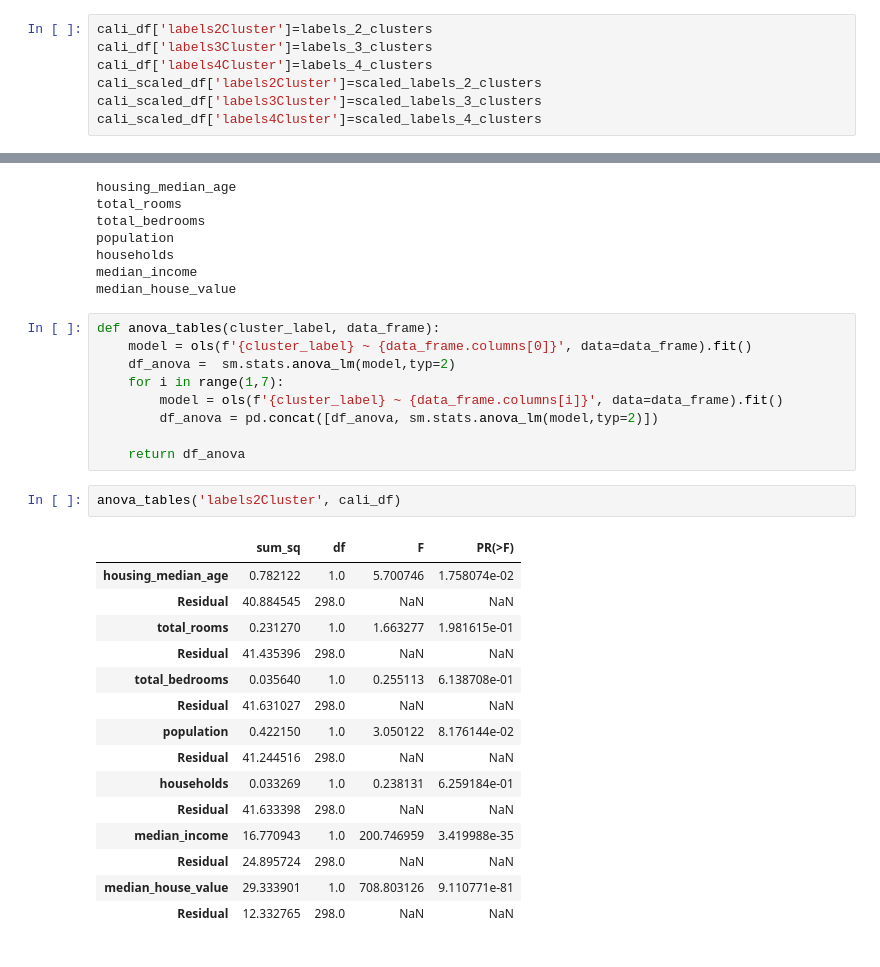
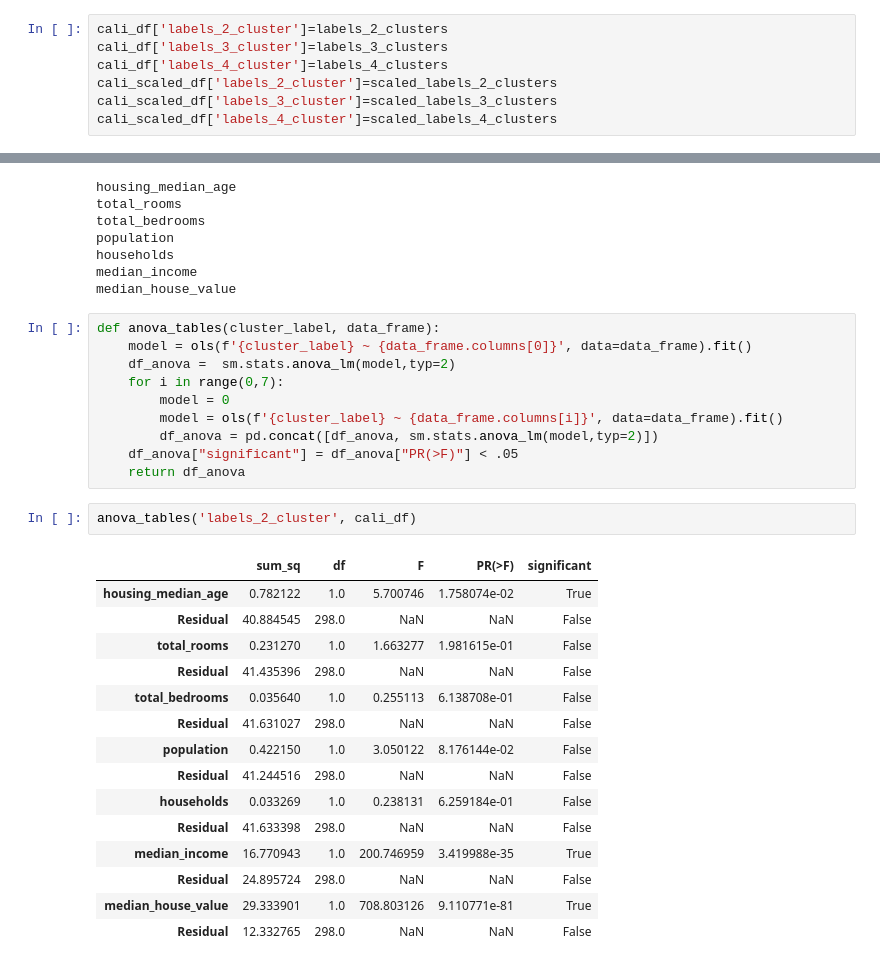
Before and after one commit to Takosaga/spring_24, a Jupyter notebook: data_mining/lab2/lab2.ipynb, the cells around one changed output, grey strips where cells are left out. Saved outputs shown, nothing was run; the diff lists cells and outputs as text.

Commit message:
feat: anova done with sanity checks

```diff
--- a/data_mining/lab2/lab2.ipynb
+++ b/data_mining/lab2/lab2.ipynb
@@ -239,12 +239,12 @@ kmeans_3_clusters.n_iter_
 # %% [output]
 11
 # %%
-cali_df['labels2Cluster']=labels_2_clusters
-cali_df['labels3Cluster']=labels_3_clusters
-cali_df['labels4Cluster']=labels_4_clusters
-cali_scaled_df['labels2Cluster']=scaled_labels_2_clusters
-cali_scaled_df['labels3Cluster']=scaled_labels_3_clusters
-cali_scaled_df['labels4Cluster']=scaled_labels_4_clusters
+cali_df['labels_2_cluster']=labels_2_clusters
+cali_df['labels_3_cluster']=labels_3_clusters
+cali_df['labels_4_cluster']=labels_4_clusters
+cali_scaled_df['labels_2_cluster']=scaled_labels_2_clusters
+cali_scaled_df['labels_3_cluster']=scaled_labels_3_clusters
+cali_scaled_df['labels_4_cluster']=scaled_labels_4_clusters
 # %%
 cali_df.head(5)
 # %% [output]
@@ -386,26 +414,27 @@ median_house_value
 def anova_tables(cluster_label, data_frame):
     model = ols(f'{cluster_label} ~ {data_frame.columns[0]}', data=data_frame).fit()
     df_anova =  sm.stats.anova_lm(model,typ=2)
-    for i in range(1,7):
+    for i in range(0,7):
+        model = 0
         model = ols(f'{cluster_label} ~ {data_frame.columns[i]}', data=data_frame).fit()
         df_anova = pd.concat([df_anova, sm.stats.anova_lm(model,typ=2)])
-
+    df_anova["significant"] = df_anova["PR(>F)"] < .05
     return df_anova
 # %%
-anova_tables('labels2Cluster', cali_df)
+anova_tables('labels_2_cluster', cali_df)
 # %% [output]
-|  | sum_sq | df | F | PR(>F) |
-| housing_median_age | 0.782122 | 1.0 | 5.700746 | 1.758074e-02 |
-| Residual | 40.884545 | 298.0 | NaN | NaN |
-| total_rooms | 0.231270 | 1.0 | 1.663277 | 1.981615e-01 |
-| Residual | 41.435396 | 298.0 | NaN | NaN |
-| total_bedrooms | 0.035640 | 1.0 | 0.255113 | 6.138708e-01 |
-| Residual | 41.631027 | 298.0 | NaN | NaN |
-| population | 0.422150 | 1.0 | 3.050122 | 8.176144e-02 |
-| Residual | 41.244516 | 298.0 | NaN | NaN |
-| households | 0.033269 | 1.0 | 0.238131 | 6.259184e-01 |
-| Residual | 41.633398 | 298.0 | NaN | NaN |
-| median_income | 16.770943 | 1.0 | 200.746959 | 3.419988e-35 |
-| Residual | 24.895724 | 298.0 | NaN | NaN |
-| median_house_value | 29.333901 | 1.0 | 708.803126 | 9.110771e-81 |
-| Residual | 12.332765 | 298.0 | NaN | NaN |
+|  | sum_sq | df | F | PR(>F) | significant |
+| housing_median_age | 0.782122 | 1.0 | 5.700746 | 1.758074e-02 | True |
+| Residual | 40.884545 | 298.0 | NaN | NaN | False |
+| total_rooms | 0.231270 | 1.0 | 1.663277 | 1.981615e-01 | False |
+| Residual | 41.435396 | 298.0 | NaN | NaN | False |
+| total_bedrooms | 0.035640 | 1.0 | 0.255113 | 6.138708e-01 | False |
+| Residual | 41.631027 | 298.0 | NaN | NaN | False |
+| population | 0.422150 | 1.0 | 3.050122 | 8.176144e-02 | False |
+| Residual | 41.244516 | 298.0 | NaN | NaN | False |
+| households | 0.033269 | 1.0 | 0.238131 | 6.259184e-01 | False |
+| Residual | 41.633398 | 298.0 | NaN | NaN | False |
+| median_income | 16.770943 | 1.0 | 200.746959 | 3.419988e-35 | True |
+| Residual | 24.895724 | 298.0 | NaN | NaN | False |
+| median_house_value | 29.333901 | 1.0 | 708.803126 | 9.110771e-81 | True |
+| Residual | 12.332765 | 298.0 | NaN | NaN | False |
```
Also changed, not shown: parts of 21 cells of this notebook.
